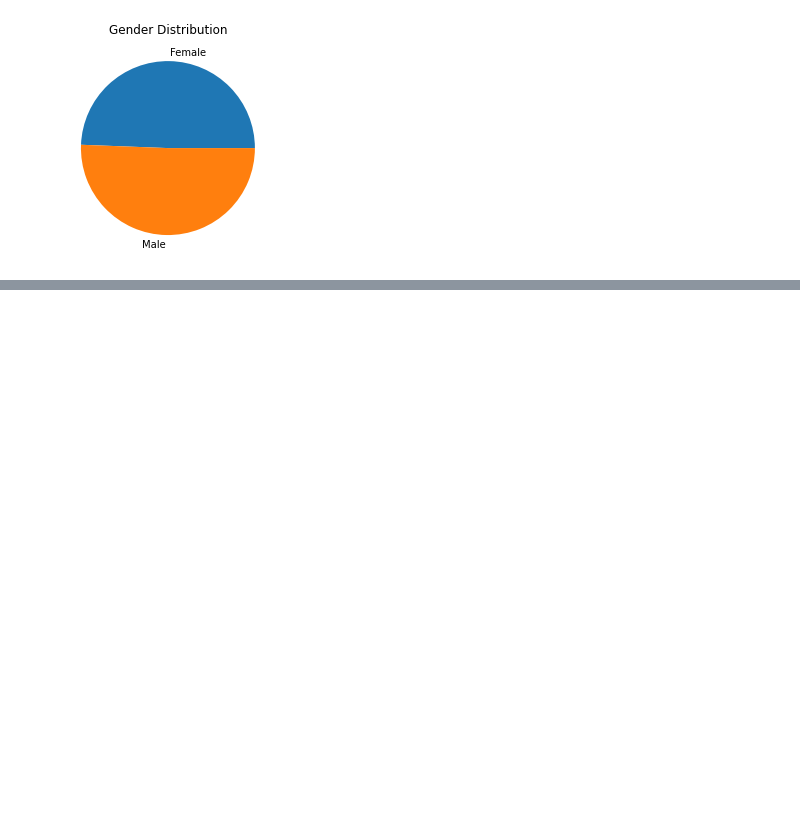
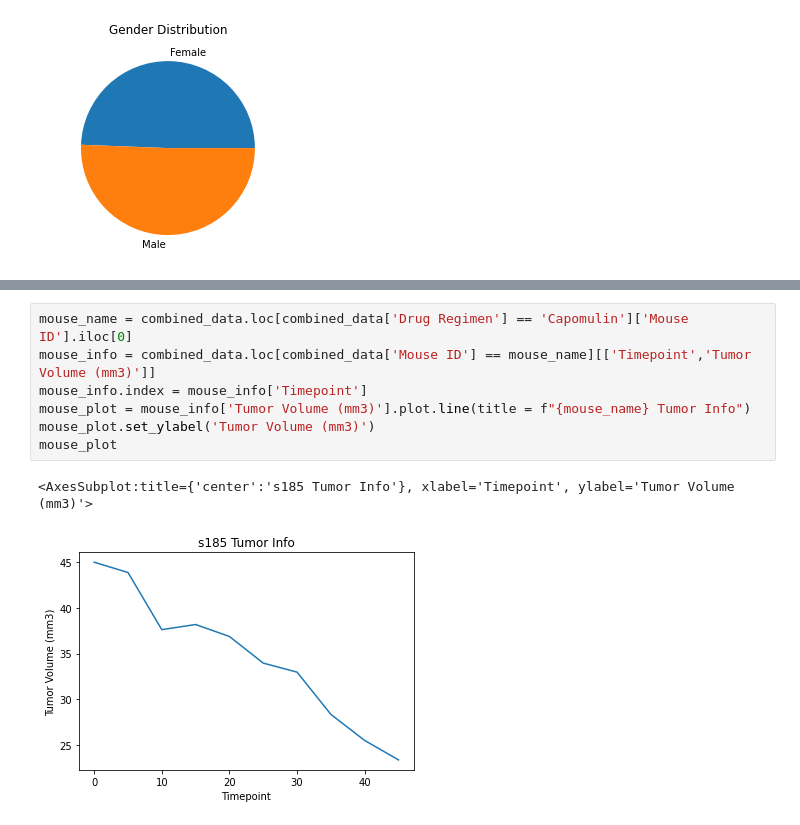
Before and after one commit to CharlesHilgeman/matplotlib-challenge, a Jupyter notebook: pymaceauticals.ipynb, the cells around one changed output, grey strips where cells are left out. Saved outputs shown, nothing was run; the diff lists cells and outputs as text; blank space fills up the shorter version.

```diff
--- a/pymaceauticals.ipynb
+++ b/pymaceauticals.ipynb
@@ -121,0 +176,10 @@ gender_pie
+# %%
+mouse_name = combined_data.loc[combined_data['Drug Regimen'] == 'Capomulin']['Mouse ID'].iloc[0]
+mouse_info = combined_data.loc[combined_data['Mouse ID'] == mouse_name][['Timepoint','Tumor Volume (mm3)']]
+mouse_info.index = mouse_info['Timepoint']
+mouse_plot = mouse_info['Tumor Volume (mm3)'].plot.line(title = f"{mouse_name} Tumor Info")
+mouse_plot.set_ylabel('Tumor Volume (mm3)')
+mouse_plot
+# %% [output]
+<AxesSubplot:title={'center':'s185 Tumor Info'}, xlabel='Timepoint', ylabel='Tumor Volume (mm3)'>
+[figure, added]
```
Also changed, not shown: parts of 8 cells of this notebook.
